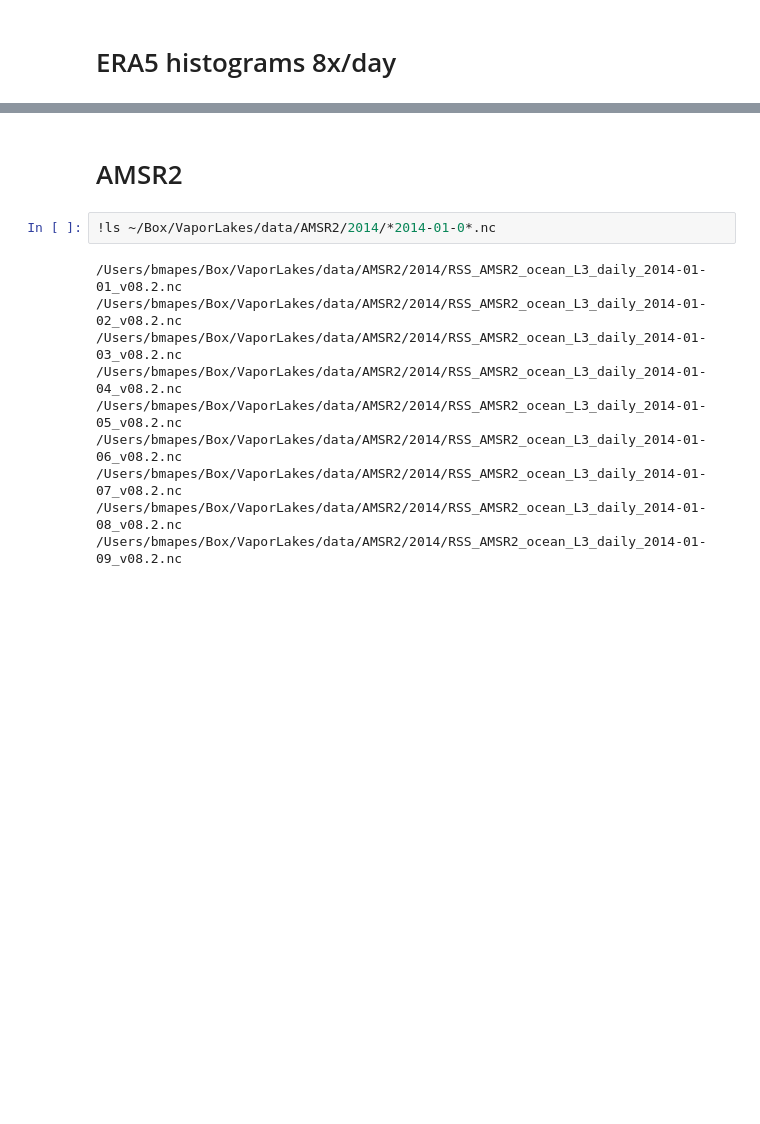
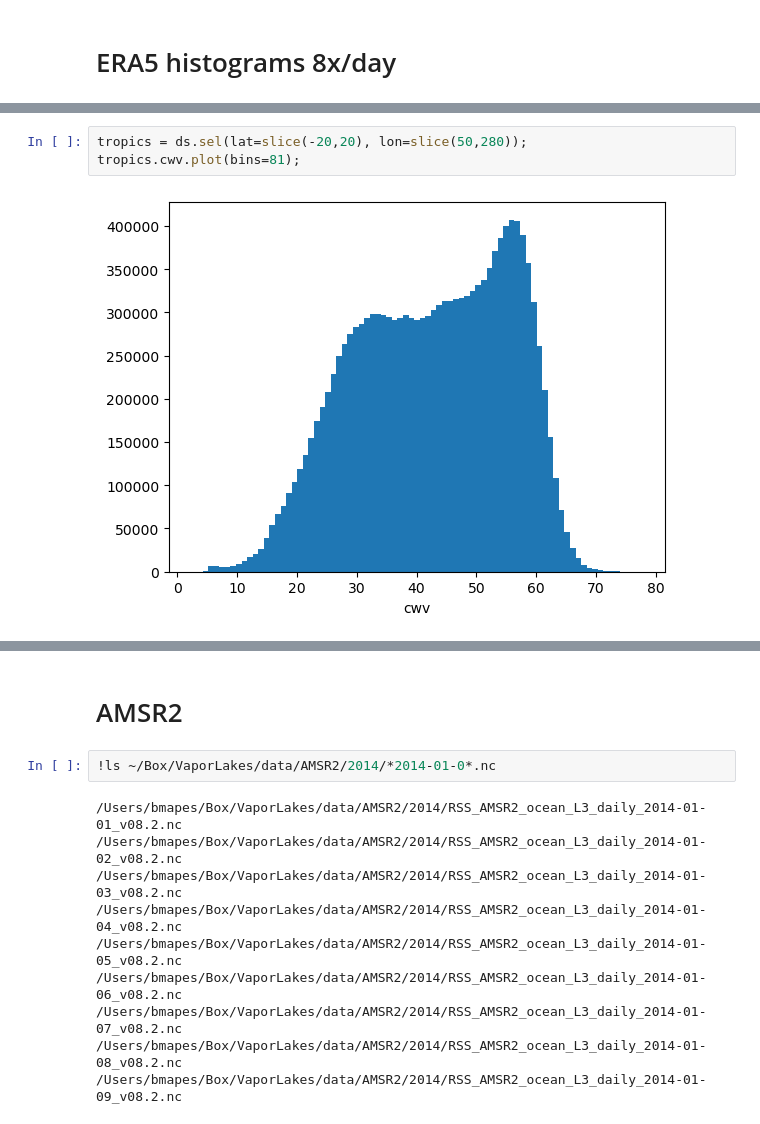
Before and after one commit to snigsam/VaporLakes, a Jupyter notebook: Histograms_of_tqv_ERA5.ipynb, the cells around one changed output, grey strips where cells are left out. Cells and saved outputs as stored; diff of their text form; blank space fills up the shorter version.

```diff
--- a/Histograms_of_tqv_ERA5.ipynb
+++ b/Histograms_of_tqv_ERA5.ipynb
@@ -40,0 +46,5 @@ Data variables:
+# %%
+tropics = ds.sel(lat=slice(-20,20), lon=slice(50,280));
+tropics.cwv.plot(bins=81);
+# %% [output]
+[figure, added]
```
Also changed, not shown: parts of 7 cells of this notebook.
